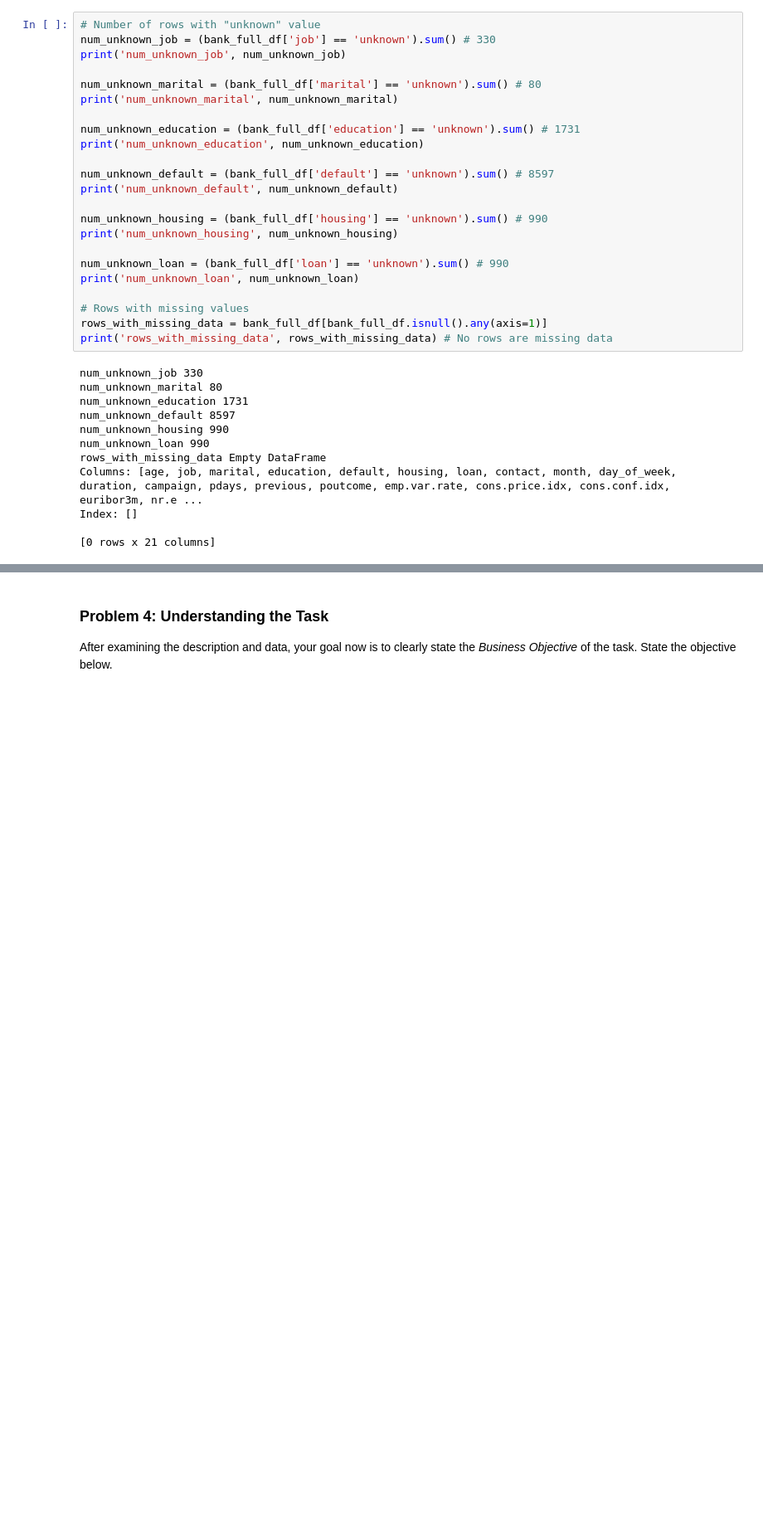
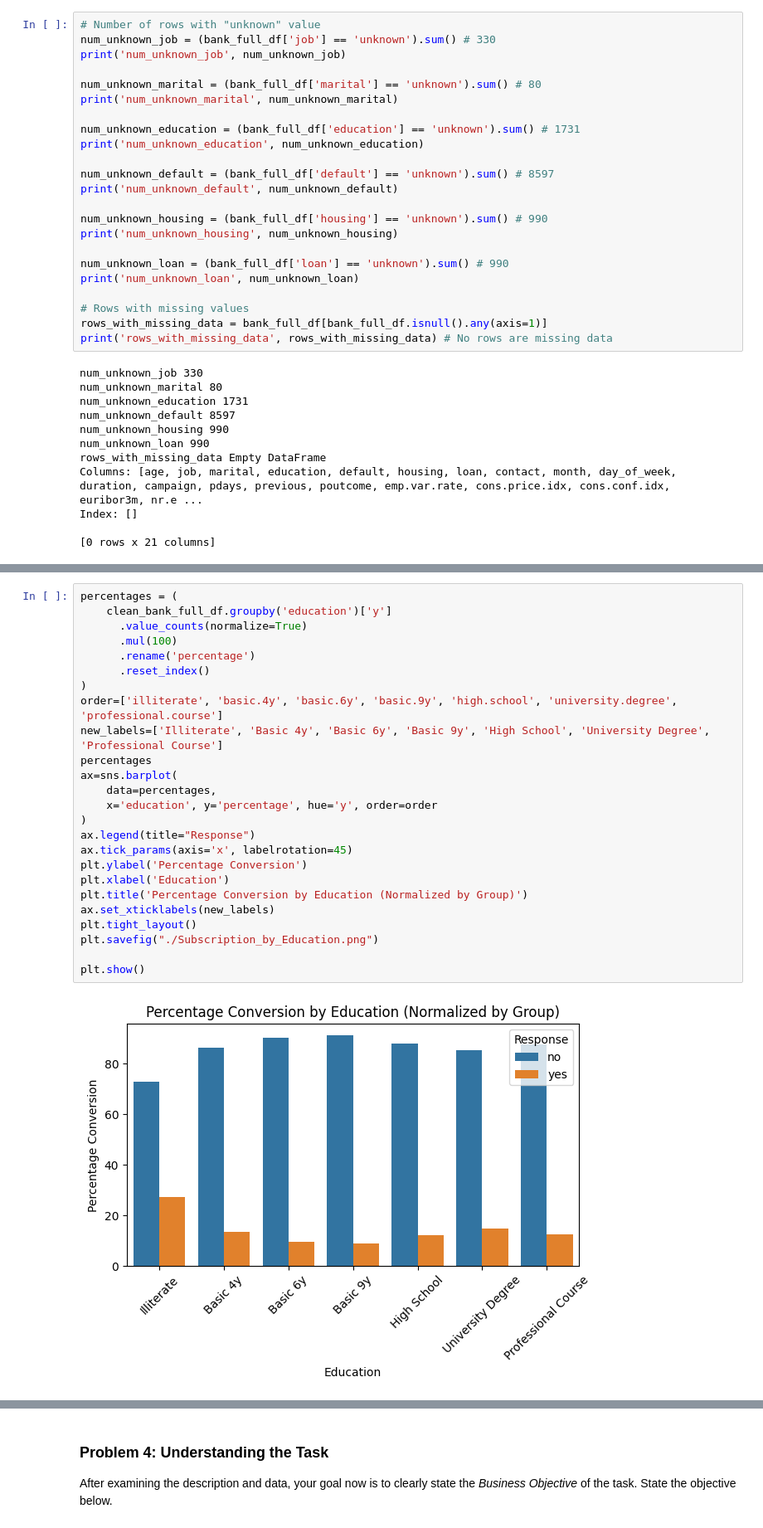
Before and after one commit to KelseyLMay/17.1_Comparing_Classifiers, a Jupyter notebook: prompt_III.ipynb, the cells around one changed output, grey strips where cells are left out. Shown: that part at 83% size. Cells and saved outputs as stored; diff of their text form; blank space fills up the shorter version.

```diff
--- a/prompt_III.ipynb
+++ b/prompt_III.ipynb
@@ -210,0 +284,27 @@ def clean_df_data(df):
+# %%
+percentages = (
+    clean_bank_full_df.groupby('education')['y']
+      .value_counts(normalize=True)
+      .mul(100)
+      .rename('percentage')
+      .reset_index()
+)
+order=['illiterate', 'basic.4y', 'basic.6y', 'basic.9y', 'high.school', 'university.degree', 'professional.course']
+new_labels=['Illiterate', 'Basic 4y', 'Basic 6y', 'Basic 9y', 'High School', 'University Degree', 'Professional Course']
+percentages
+ax=sns.barplot(
+    data=percentages,
+    x='education', y='percentage', hue='y', order=order
+)
+ax.legend(title="Response")
+ax.tick_params(axis='x', labelrotation=45)
+plt.ylabel('Percentage Conversion')
+plt.xlabel('Education')
+plt.title('Percentage Conversion by Education (Normalized by Group)')
+ax.set_xticklabels(new_labels)
+plt.tight_layout()
+plt.savefig("./Subscription_by_Education.png")
+
+plt.show()
+# %% [output]
+[figure, added]
```
Also changed, not shown: parts of 60 cells of this notebook.
